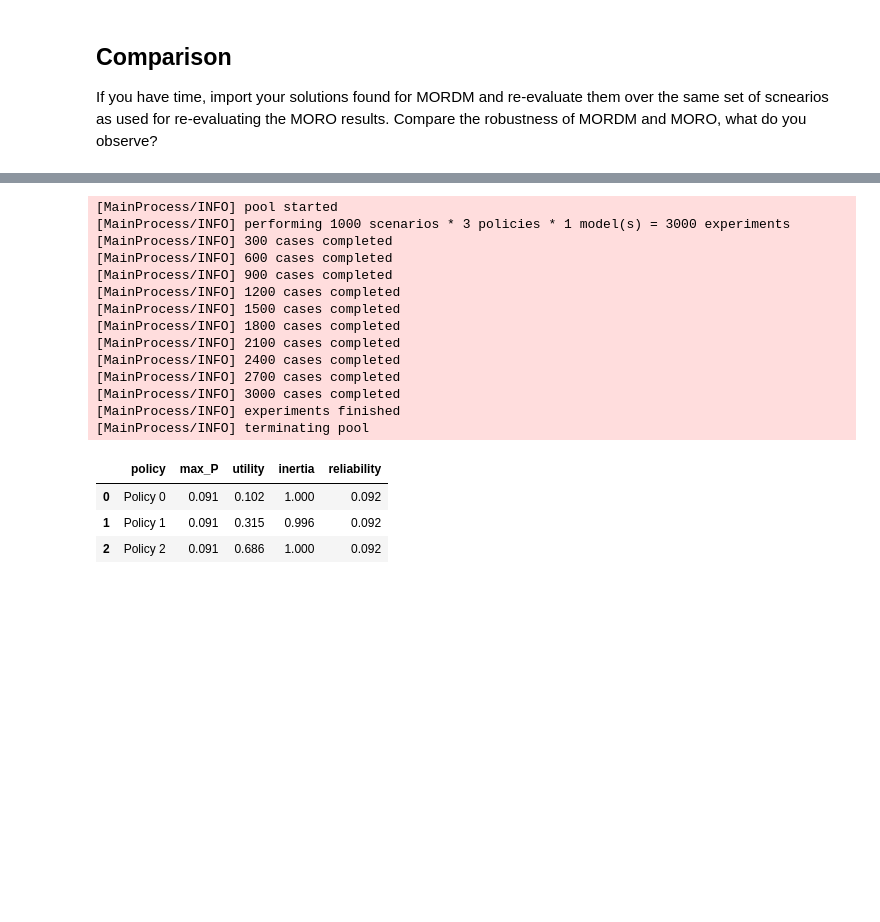
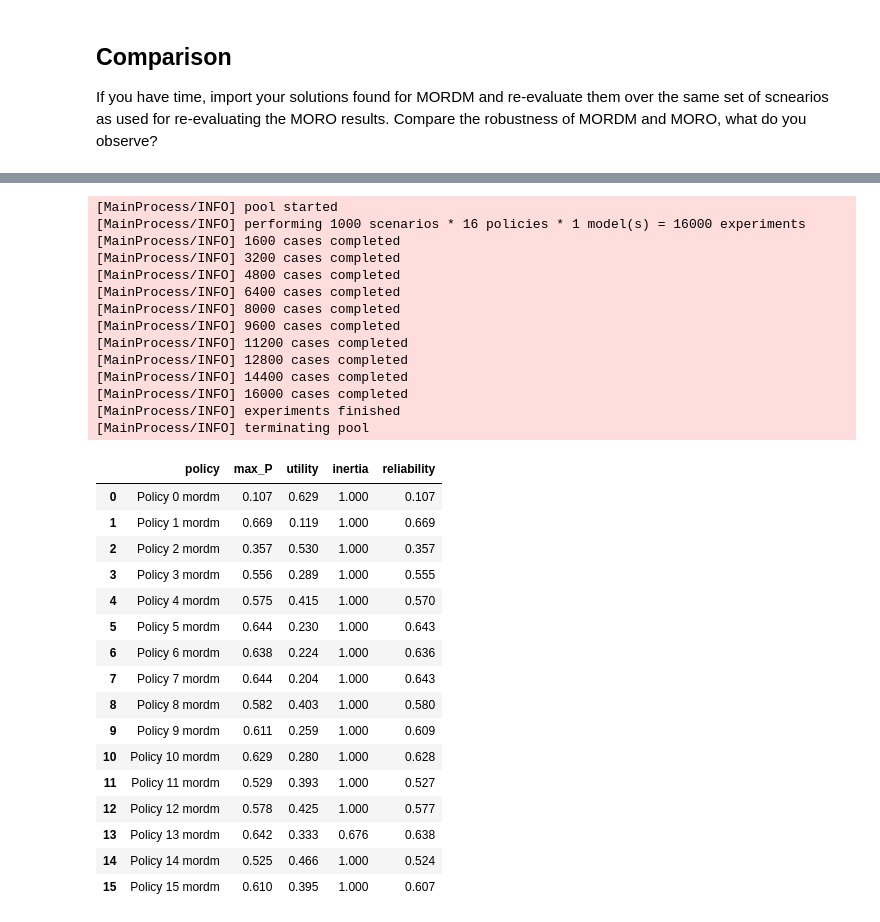
Before and after one commit to codedevonfire/EPA1361, a Jupyter notebook: Week 5-6 - robustness and direct search/assignment 10 - MORO.ipynb, the cells around one changed output, grey strips where cells are left out. Saved outputs shown, nothing was run; the diff lists cells and outputs as text; code cells hidden in the pictures; blank space fills up the shorter version.

```diff
--- a/Week 5-6 - robustness and direct search/assignment 10 - MORO.ipynb
+++ b/Week 5-6 - robustness and direct search/assignment 10 - MORO.ipynb
@@ -305,5 +323,6 @@ results_1000
 16000 rows × 13 columns
 # %%
+#apply robustness function after running it
 robustness_reeval = pd.DataFrame(columns = ["policy", "max_P", "utility", "inertia", "reliability"])
 maxp_fun = functools.partial(robustness, SMALLER, 0.75)
 inertia_fun = functools.partial(robustness, LARGER, 0.6)
@@ -314,13 +333,13 @@ for p in results_1000["policy"].unique():
 
     index = results_1000[results_1000["policy"] == p].index
 
-    maxp_fun = maxp(outcomes_1000["max_P"][index])
+    max_P = maxp_fun(outcomes_1000["max_P"][index])
     utility = utility_fun(outcomes_1000["utility"][index])
     inertia = inertia_fun(outcomes_1000["inertia"][index])
     reliability = reliability_fun(outcomes_1000["reliability"][index])
 
 
-    policy_line = [p, max_P, utility, inertia, reliability]
+    policy_line = [p+str(" moro"), max_P, utility, inertia, reliability]
 
     robustness_reeval = robustness_reeval.append(pd.Series(policy_line, index=["policy", "max_P", "utility", "inertia", "reliability"]), ignore_index=True)
 
@@ -365,4 +386,5 @@ import matplotlib.pyplot as plt
 from ema_workbench.analysis import prim
 from ema_workbench import load_results
 
-mordm = pd.read_csv('mordm filtered polices.csv')
+mordm = pd.read_csv('mordm_policy.csv')
+mordm
@@ -369,8 +409,5 @@ mordm = pd.read_csv('mordm filtered polices.csv')
 # %%
-mordm.iloc[:, 0:4].T.to_dict()
-
-policy = []
-
+mordm_policies = []
 for i in range(len(mordm)):
     pol = Policy(name="Policy " + str(i),
                         c1 = mordm.iloc[i,0] ,
@@ -378,7 +415,7 @@ for i in range(len(mordm)):
                         r1 = mordm.iloc[i,2],
                         r2 = mordm.iloc[i,3],
                         w1 = mordm.iloc[i,4])
-    policy.append(pol)
+    mordm_policies.append(pol)
 
-policy
+mordm_policies
 # %% [output]
@@ -389,47 +439,60 @@ policy
 n_scenarios = 1000
 
 with MultiprocessingEvaluator(lake_model) as evaluator:
-    mordm_results, mordm_outcomes = evaluator.perform_experiments(n_scenarios, policy)
+    mordm_results, mordm_outcomes = evaluator.perform_experiments(n_scenarios, mordm_policies)
 # %% [output]
 [MainProcess/INFO] pool started
-[MainProcess/INFO] performing 1000 scenarios * 3 policies * 1 model(s) = 3000 experiments
-[MainProcess/INFO] 300 cases completed
-[MainProcess/INFO] 600 cases completed
-[MainProcess/INFO] 900 cases completed
-[MainProcess/INFO] 1200 cases completed
-[MainProcess/INFO] 1500 cases completed
-[MainProcess/INFO] 1800 cases completed
-[MainProcess/INFO] 2100 cases completed
-[MainProcess/INFO] 2400 cases completed
-[MainProcess/INFO] 2700 cases completed
-[MainProcess/INFO] 3000 cases completed
+[MainProcess/INFO] performing 1000 scenarios * 16 policies * 1 model(s) = 16000 experiments
+[MainProcess/INFO] 1600 cases completed
+[MainProcess/INFO] 3200 cases completed
+[MainProcess/INFO] 4800 cases completed
+[MainProcess/INFO] 6400 cases completed
+[MainProcess/INFO] 8000 cases completed
+[MainProcess/INFO] 9600 cases completed
+[MainProcess/INFO] 11200 cases completed
+[MainProcess/INFO] 12800 cases completed
+[MainProcess/INFO] 14400 cases completed
+[MainProcess/INFO] 16000 cases completed
 [MainProcess/INFO] experiments finished
 [MainProcess/INFO] terminating pool
 # %%
 mordm_robustness = pd.DataFrame(columns = ["policy", "max_P", "utility", "inertia", "reliability"])
 maxp_fun = functools.partial(robustness, SMALLER, 0.75)
 inertia_fun = functools.partial(robustness, LARGER, 0.6)
 reliability_fun = functools.partial(robustness, LARGER, 0.99)
 utility_fun = functools.partial(robustness, LARGER, 0.75)
 
 for p in mordm_results["policy"].unique():
 
     index = mordm_results[mordm_results["policy"] == p].index
 
-    maxp_fun = maxp(mordm_outcomes["max_P"][index])
+    max_P = maxp_fun(mordm_outcomes["max_P"][index])
     utility = utility_fun(mordm_outcomes["utility"][index])
     inertia = inertia_fun(mordm_outcomes["inertia"][index])
     reliability = reliability_fun(mordm_outcomes["reliability"][index])
 
 
-    policy_line = [p, max_P, utility, inertia, reliability]
+    policy_line = [p+str(" mordm"), max_P, utility, inertia, reliability]
 
     mordm_robustness = mordm_robustness.append(pd.Series(policy_line, index=["policy", "max_P", "utility", "inertia", "reliability"]), ignore_index=True)
 
 
 mordm_robustness
 # %% [output]
 |  | policy | max_P | utility | inertia | reliability |
-| 0 | Policy 0 | 0.091 | 0.102 | 1.000 | 0.092 |
-| 1 | Policy 1 | 0.091 | 0.315 | 0.996 | 0.092 |
-| 2 | Policy 2 | 0.091 | 0.686 | 1.000 | 0.092 |
+| 0 | Policy 0 mordm | 0.107 | 0.629 | 1.000 | 0.107 |
+| 1 | Policy 1 mordm | 0.669 | 0.119 | 1.000 | 0.669 |
+| 2 | Policy 2 mordm | 0.357 | 0.530 | 1.000 | 0.357 |
+| 3 | Policy 3 mordm | 0.556 | 0.289 | 1.000 | 0.555 |
+| 4 | Policy 4 mordm | 0.575 | 0.415 | 1.000 | 0.570 |
+| 5 | Policy 5 mordm | 0.644 | 0.230 | 1.000 | 0.643 |
+| 6 | Policy 6 mordm | 0.638 | 0.224 | 1.000 | 0.636 |
+| 7 | Policy 7 mordm | 0.644 | 0.204 | 1.000 | 0.643 |
+| 8 | Policy 8 mordm | 0.582 | 0.403 | 1.000 | 0.580 |
+| 9 | Policy 9 mordm | 0.611 | 0.259 | 1.000 | 0.609 |
+| 10 | Policy 10 mordm | 0.629 | 0.280 | 1.000 | 0.628 |
+| 11 | Policy 11 mordm | 0.529 | 0.393 | 1.000 | 0.527 |
+| 12 | Policy 12 mordm | 0.578 | 0.425 | 1.000 | 0.577 |
+| 13 | Policy 13 mordm | 0.642 | 0.333 | 0.676 | 0.638 |
+| 14 | Policy 14 mordm | 0.525 | 0.466 | 1.000 | 0.524 |
+| 15 | Policy 15 mordm | 0.610 | 0.395 | 1.000 | 0.607 |
```
Also changed, not shown: parts of 12 cells of this notebook, 3 other files.
